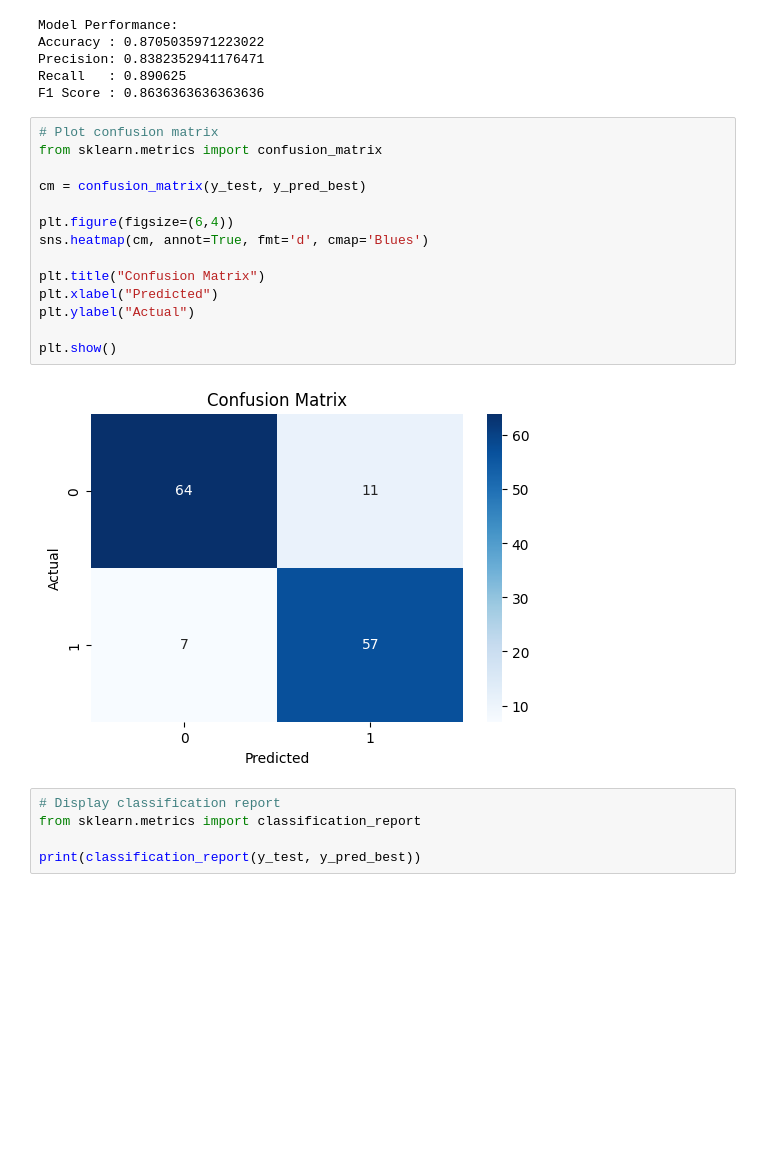
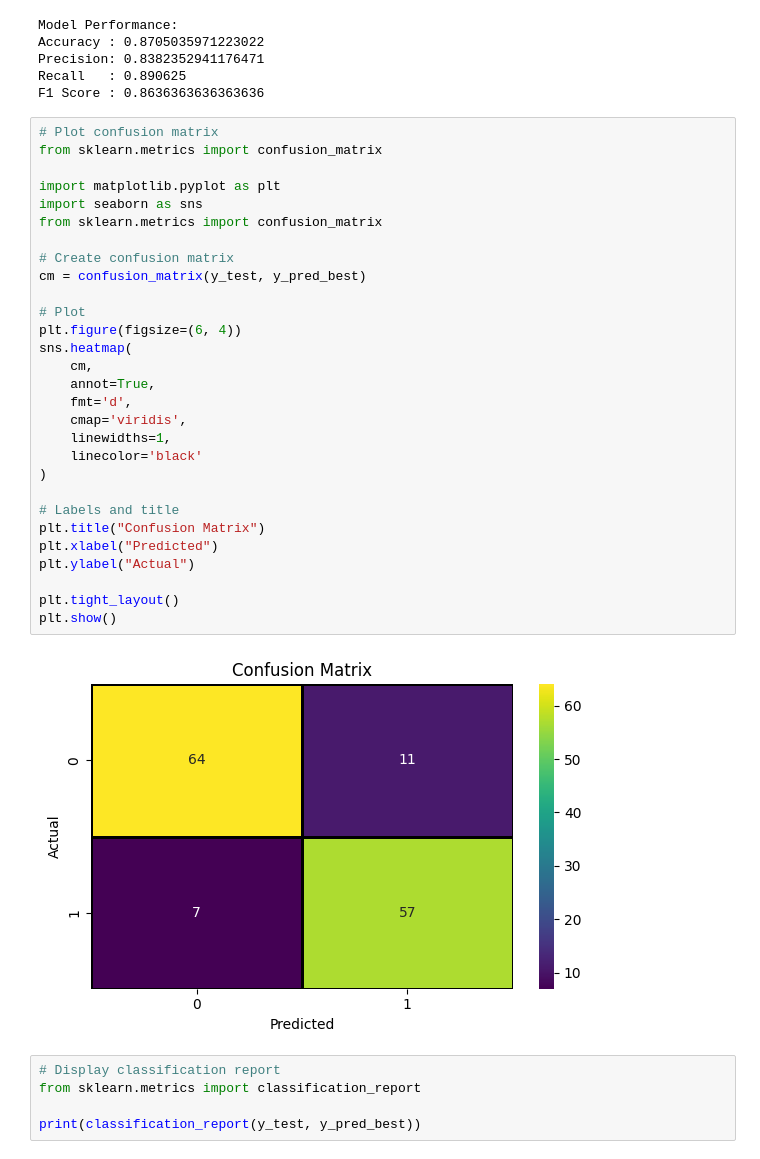
Before and after one commit to Maleewij65/heart-disease-prediction-ML_Assignment, a Jupyter notebook: IT22339324_Catboost.ipynb, the cells around one changed output. Saved outputs shown, nothing was run; the diff lists cells and outputs as text; blank space fills up the shorter version.

Commit message:
Added colors to confusion matrix

```diff
--- a/IT22339324_Catboost.ipynb
+++ b/IT22339324_Catboost.ipynb
@@ -351,19 +351,34 @@ F1 Score : 0.8636363636363636
 # %%
 # Plot confusion matrix
 from sklearn.metrics import confusion_matrix
 
+import matplotlib.pyplot as plt
+import seaborn as sns
+from sklearn.metrics import confusion_matrix
+
+# Create confusion matrix
 cm = confusion_matrix(y_test, y_pred_best)
 
-plt.figure(figsize=(6,4))
-sns.heatmap(cm, annot=True, fmt='d', cmap='Blues')
+# Plot
+plt.figure(figsize=(6, 4))
+sns.heatmap(
+    cm,
+    annot=True,
+    fmt='d',
+    cmap='viridis',
+    linewidths=1,
+    linecolor='black'
+)
 
+# Labels and title
 plt.title("Confusion Matrix")
 plt.xlabel("Predicted")
 plt.ylabel("Actual")
 
+plt.tight_layout()
 plt.show()
 # %% [output]
-[figure, old version]
+[figure, new version]
 # %%
 # Display classification report
 from sklearn.metrics import classification_report
```
Also changed, not shown: parts of 1 cell of this notebook.
